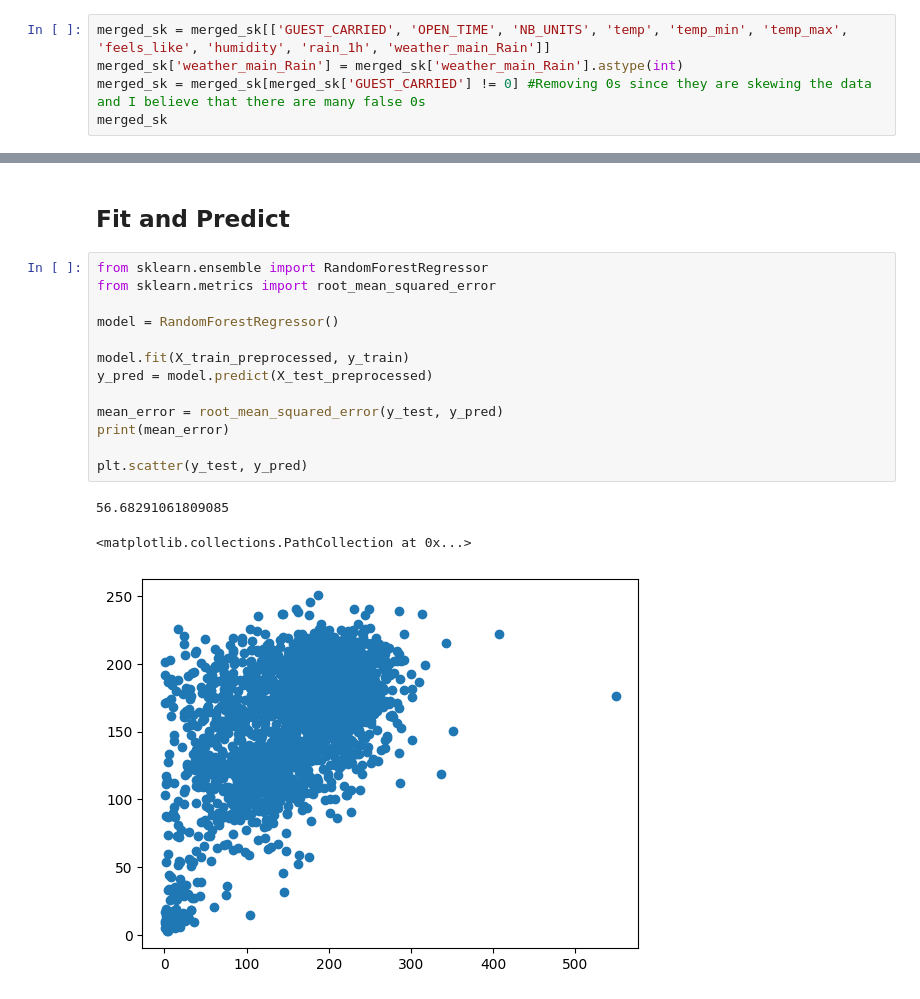
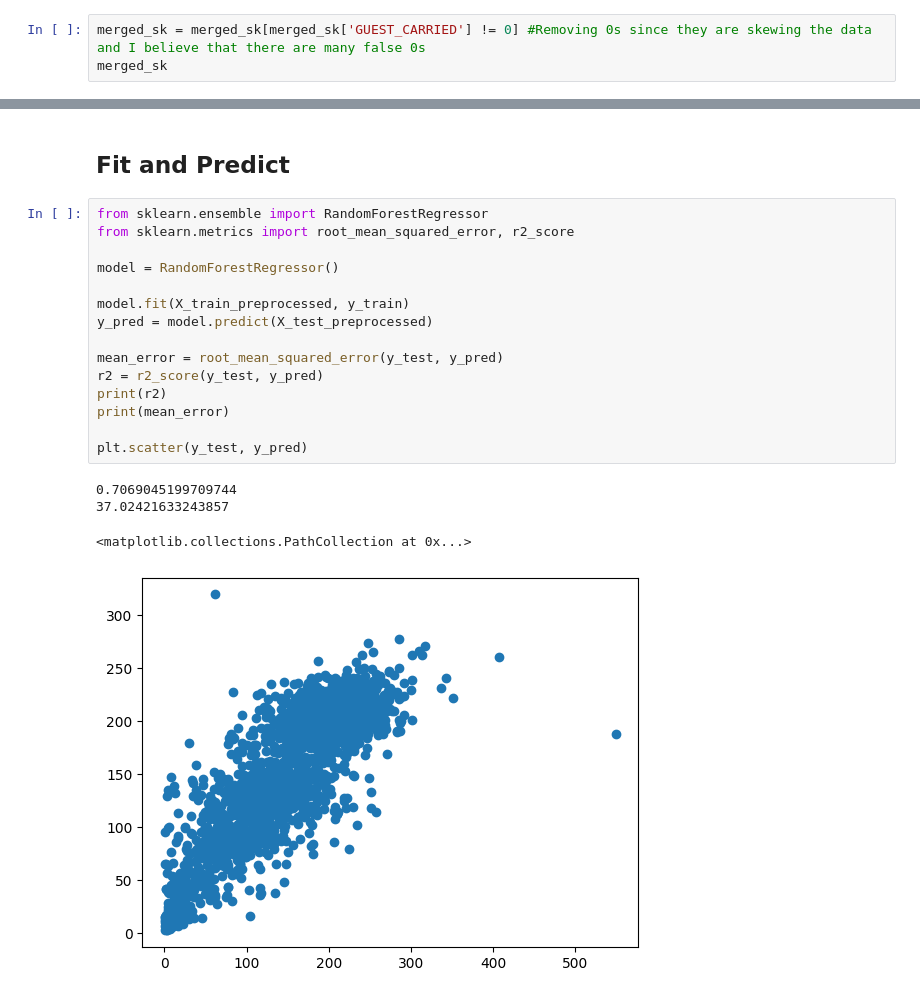
Before and after one commit to MwBm/DataAnalysisIntro, a Jupyter notebook: disneyData.ipynb, the cells around one changed output, grey strips where cells are left out. Saved outputs shown, nothing was run; the diff lists cells and outputs as text.

```diff
--- a/disneyData.ipynb
+++ b/disneyData.ipynb
@@ -356,8 +356,6 @@ plt.show
 # %% [markdown]
 #### I would say for GUEST_CARRIED these are what matter most and what I will use to create the model --> OPEN_TIME, NB_UNITS, temp, temp_min, temp_max, feels_like, humidity, rain_1h, weather_main_Rain
 # %%
-merged_sk = merged_sk[['GUEST_CARRIED', 'OPEN_TIME', 'NB_UNITS', 'temp', 'temp_min', 'temp_max', 'feels_like', 'humidity', 'rain_1h', 'weather_main_Rain']]
-merged_sk['weather_main_Rain'] = merged_sk['weather_main_Rain'].astype(int)
 merged_sk = merged_sk[merged_sk['GUEST_CARRIED'] != 0] #Removing 0s since they are skewing the data and I believe that there are many false 0s
 merged_sk
 # %% [output]
@@ -403,18 +401,21 @@ X_test_preprocessed = preprocessor.transform(X_test)
 ## Fit and Predict
 # %%
 from sklearn.ensemble import RandomForestRegressor
-from sklearn.metrics import root_mean_squared_error
+from sklearn.metrics import root_mean_squared_error, r2_score
 
 model = RandomForestRegressor()
 
 model.fit(X_train_preprocessed, y_train)
 y_pred = model.predict(X_test_preprocessed)
 
 mean_error = root_mean_squared_error(y_test, y_pred)
+r2 = r2_score(y_test, y_pred)
+print(r2)
 print(mean_error)
 
 plt.scatter(y_test, y_pred)
 # %% [output]
-56.68291061809085
+0.7069045199709744
+37.02421633243857
 <matplotlib.collections.PathCollection at 0x...>
-[figure, old version]
+[figure, new version]
```
Also changed, not shown: parts of 1 cell of this notebook.
